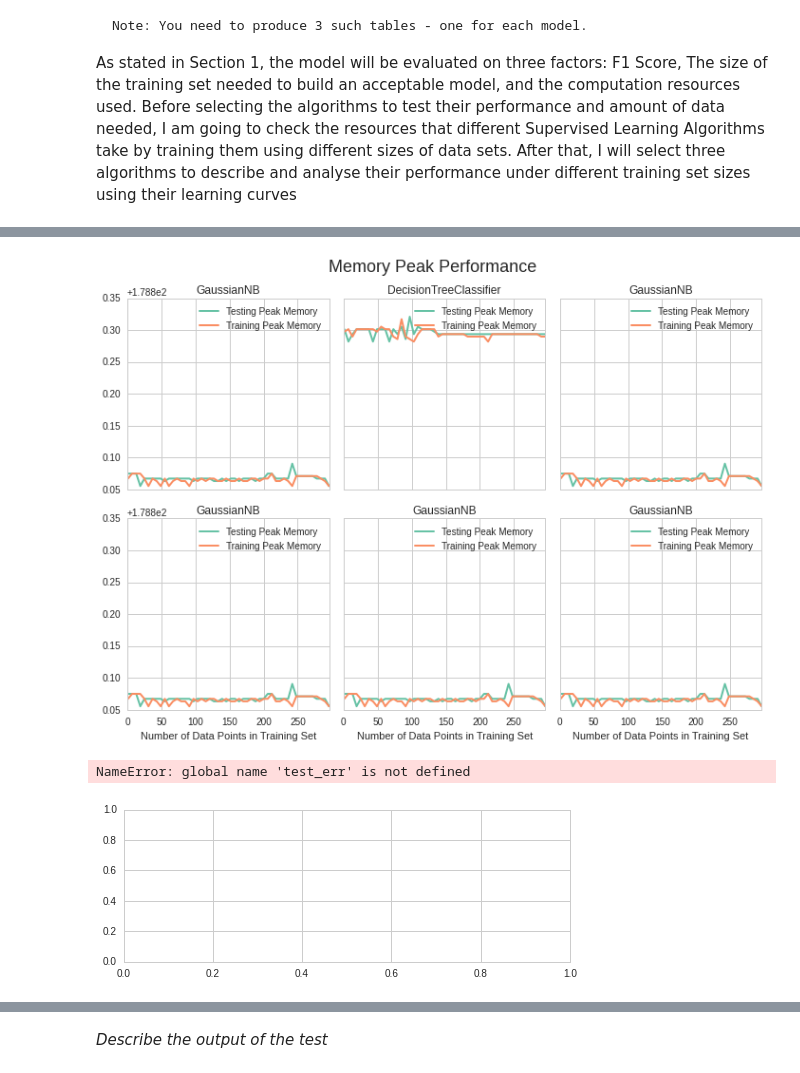
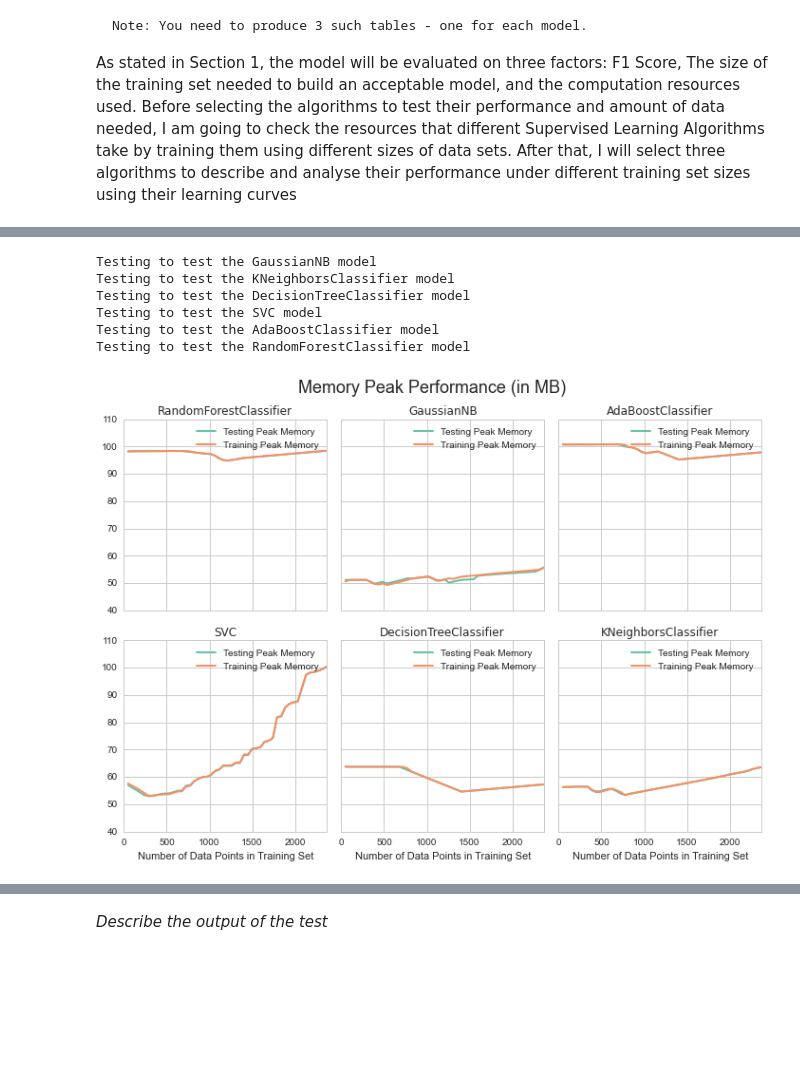
Before and after one commit to ucaiado/Student_Intervention, a Jupyter notebook: student_intervention.ipynb, the cells around one changed output, grey strips where cells are left out. Cells and saved outputs as stored; diff of their text form; code cells hidden in the pictures; blank space fills up the shorter version.

Commit message:
implement all the code needed to answer the part 4, inlcuding visualizations

```diff
--- a/student_intervention.ipynb
+++ b/student_intervention.ipynb
@@ -460,11 +474,0 @@ kernel='sigmoid'
-# %%
-# TODO: Choose a model, import it and instantiate an object(CHECK THIS TODO)
-from sklearn.naive_bayes import GaussianNB
-from sklearn.tree import DecisionTreeClassifier
-from sklearn import svm
-
-d_rtn = {}
-# create a model
-for clf in [svm.SVC(random_state=0), GaussianNB(), DecisionTreeClassifier(random_state=0)]:
-    s_key = clf.__class__.__name__
-    d_rtn[s_key] = makeArrToMakeCurves(clf, X_train, y_trainA, X_test, y_testA)
@@ -477,0 +477,8 @@ GaussianNB()
+# %%
+# mimic a bigger dataset
+X_trainFake = pd.DataFrame(list(X_train.values) * 8)
+X_trainFake.columns = X_train.columns
+y_trainFake = pd.Series(list(y_train.values) * 8)
+X_testFake = pd.DataFrame(list(X_test.values) * 8)
+X_testFake.columns = X_test.columns
+y_testFake = pd.Series(list(y_test.values) * 8)
@@ -478,29 +494,46 @@ GaussianNB()
+# %%
+#create a list pf classifiers to be tested
+l_clf = [GaussianNB(), KNeighborsClassifier(), DecisionTreeClassifier(random_state=0),
+         SVC(random_state=0), AdaBoostClassifier(random_state=0),
+         RandomForestClassifier(random_state=0)]
+
+d_rtn = {}
+# Fit model to training data
+for clf in l_clf:
+    s_key = clf.__class__.__name__
+    print "Testing to test the {} model".format(s_key)
+    d_rtn[s_key] = makeArrToMakeCurves(clf, X_trainFake, y_trainFake, X_testFake, y_testFake)
+    # give time to system recover the momory used
+    time.sleep(20)
+# %% [output]
+Testing to test the GaussianNB model
+Testing to test the KNeighborsClassifier model
+Testing to test the DecisionTreeClassifier model
+Testing to test the SVC model
+Testing to test the AdaBoostClassifier model
+Testing to test the RandomForestClassifier model
 # %%
+# Train and predict using different training set sizes
 #plot the Memory peak curves for all classifiers tested
+import matplotlib.pylab as pl
 f, ((ax1, ax2, ax3), (ax4, ax5, ax6)) = pl.subplots(2, 3, sharex='all',
                                                     sharey='all',figsize=(10,7))
-l_clf = ['GaussianNB', 'DecisionTreeClassifier', 'GaussianNB', 'GaussianNB', 'GaussianNB', 'GaussianNB']
+l_clf = d_rtn.keys()
 i = 0
 for s_key, ax in zip(l_clf,[ax1, ax2, ax3, ax4, ax5, ax6]):
     i += 1
     d_aux = d_rtn[s_key]
     ax.plot(d_aux['sizes'], d_aux['arr_memtest'], lw = 2, label = 'Testing Peak Memory')
     ax.plot(d_aux['sizes'], d_aux['arr_memtrain'], lw = 2, label = 'Training Peak Memory')
     ax.legend()
     ax.set_title(d_aux['name'])
     if i>3:
         ax.set_xlabel('Number of Data Points in Training Set')
-    ax.set_xlim([0, len(X_train)])
+    ax.set_xlim([0, len(X_trainFake)])
 
 # Visual aesthetics
 f.tight_layout()
-f.suptitle("Memory Peak Performance", fontsize=18, y=1.03)
+f.suptitle("Memory Peak Performance (in MB)", fontsize=18, y=1.03)
 f.tight_layout()
 # %% [output]
-[figure, old version]
+[figure, new version]
-# %%
-fig = plotTraningTestCurves(d_rtn["arr_memtrain"],d_rtn["arr_memtest"], d_rtn["sizes"],
-                            s_title)
-# %% [output]
-NameError: global name 'test_err' is not defined
-[figure, removed]
```
Also changed, not shown: parts of 25 cells of this notebook.
